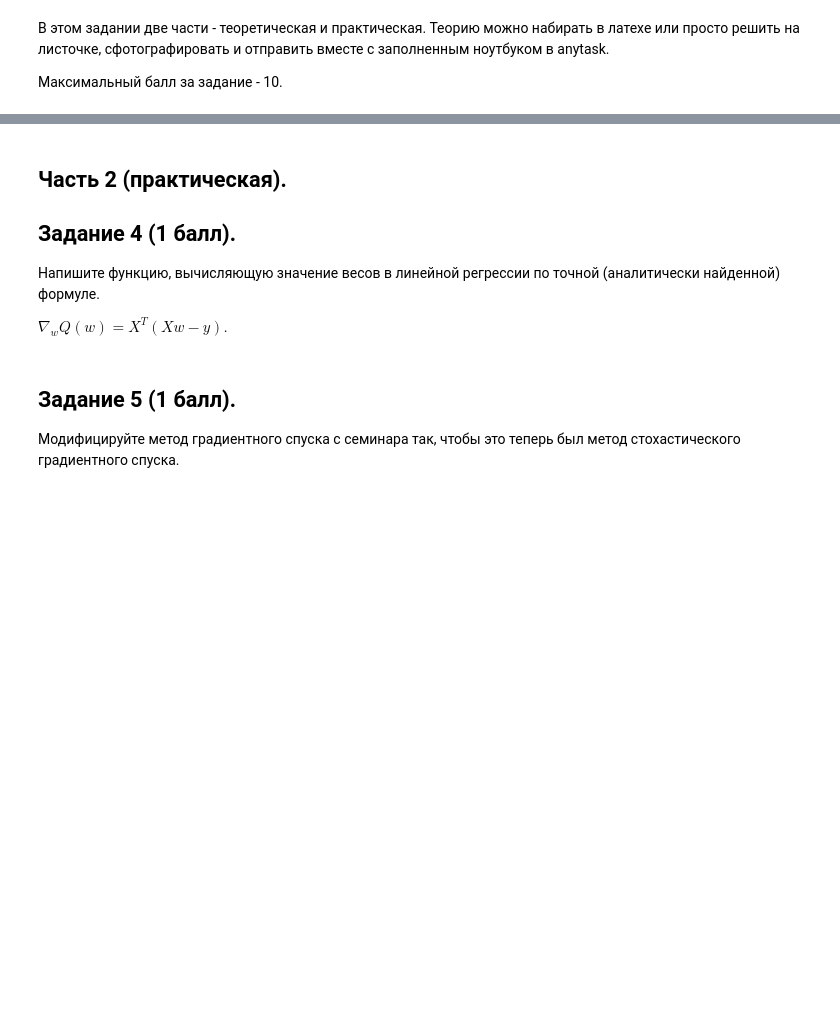
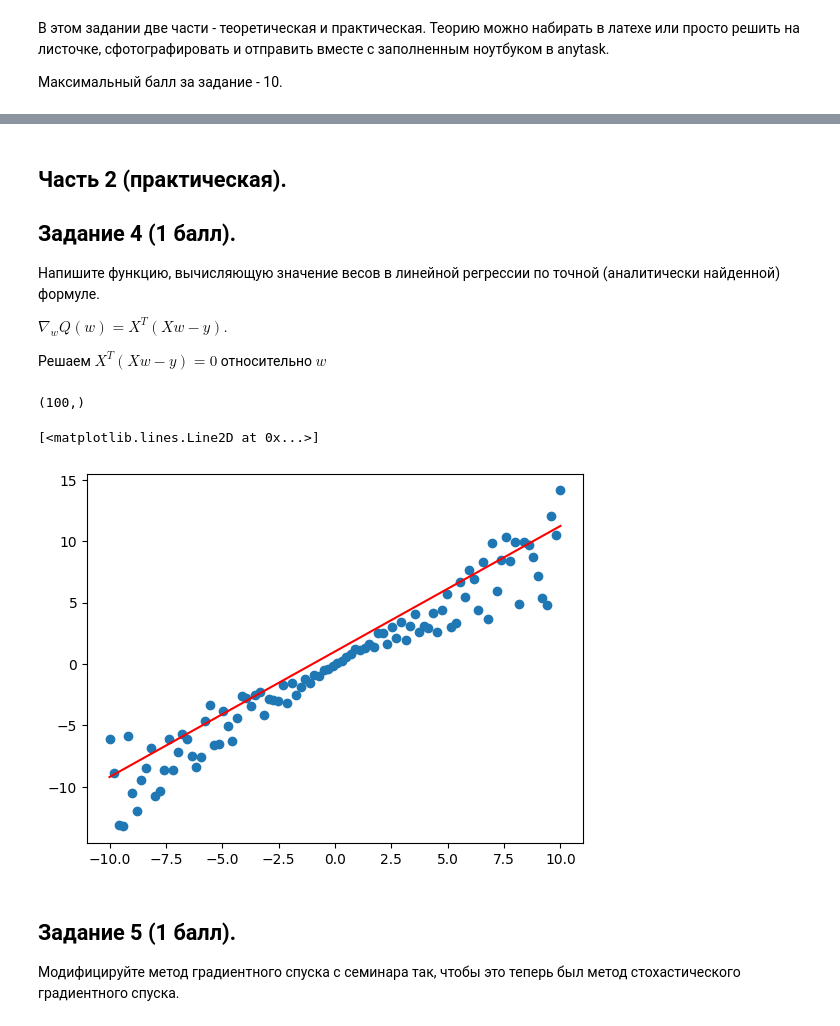
Before and after one commit to olegoid/MLDS_math_2022, a Jupyter notebook: Домашки/mlhs_math_practice_02.ipynb, the cells around one changed output, grey strips where cells are left out. Saved outputs shown, nothing was run; the diff lists cells and outputs as text; code cells hidden in the pictures; blank space fills up the shorter version.

```diff
--- a/Домашки/mlhs_math_practice_02.ipynb
+++ b/Домашки/mlhs_math_practice_02.ipynb
@@ -41,3 +41,5 @@ $Q(w) = (y-xw)^T(y-xw)+\lambda w^2,$
 Напишите функцию, вычисляющую значение весов в линейной регрессии по точной (аналитически найденной) формуле.
 
 $\nabla_w Q(w)=X^T(Xw-y).$
+
+Решаем $X^T(Xw-y) = 0$ относительно $w$
@@ -50,3 +46,24 @@ def ols_solution(X, y):
+# %%
+def ols_solution(X, y):
+    w = (np.linalg.pinv((X.T @ X)) @ X.T) @ y
+    return w
+
+# The code below is a test for analytical solution
+X = np.linspace(-10,10,100)
+
+print(X.shape)
+
+y = X * (np.random.random_sample(len(X)) + 0.5)
+X = X.reshape(len(X), 1)
+
+weights = ols_solution(X, y)
+pred = predict(X, np.repeat(weights, 2))
+plt.scatter(X, y)
+plt.plot(X, pred, '-', c = 'r')
+# %% [output]
+(100,)
+[<matplotlib.lines.Line2D at 0x...>]
+[figure, added]
 # %% [markdown]
 ## Задание 5 (**1 балл**).
 Модифицируйте метод градиентного спуска с семинара так, чтобы это теперь был метод стохастического градиентного спуска.
```
Also changed, not shown: parts of 10 cells of this notebook.
